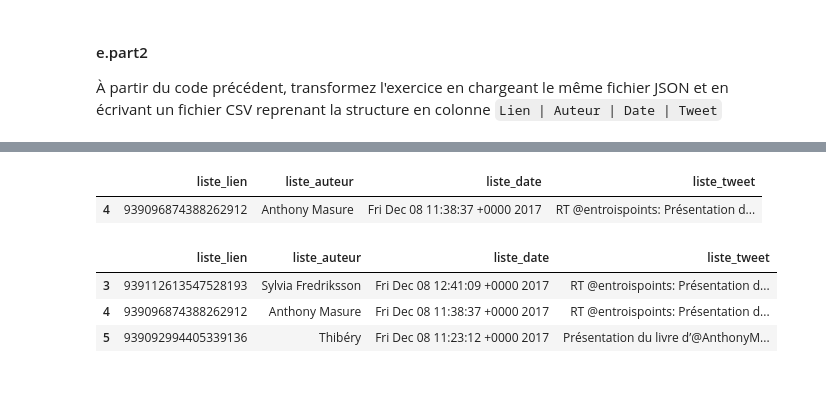
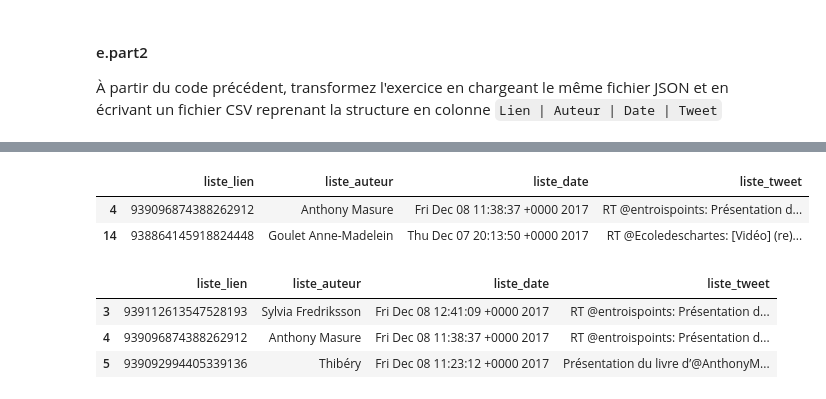
Before and after one commit to laienwu/cad_naterre, a Jupyter notebook: proj2_LesFormats de donnees.ipynb, the cells around one changed output, grey strips where cells are left out. Saved outputs shown, nothing was run; the diff lists cells and outputs as text; code cells hidden in the pictures.

```diff
--- a/proj2_LesFormats de donnees.ipynb
+++ b/proj2_LesFormats de donnees.ipynb
@@ -330,8 +339,9 @@ df_choix[df_choix.liste_tweet.str.contains('humanité', regex=True)]
 # %%
-df_choix[df_choix.liste_lien==939096874388262912]
+df_choix[df_choix.liste_lien.isin ([939096874388262912 ,938864145918824448])]
 # %% [output]
 |  | liste_lien | liste_auteur | liste_date | liste_tweet |
 | 4 | 939096874388262912 | Anthony Masure | Fri Dec 08 11:38:37 +0000 2017 | RT @entroispoints: Présentation d... |
+| 14 | 938864145918824448 | Goulet Anne-Madelein | Thu Dec 07 20:13:50 +0000 2017 | RT @Ecoledeschartes: [Vidéo] (re)... |
 # %%
 df_choix[df_choix.liste_tweet.str.contains('Présentation', regex=False)]
 # %% [output]
```
Also changed, not shown: parts of 4 cells of this notebook, 3 other files.
